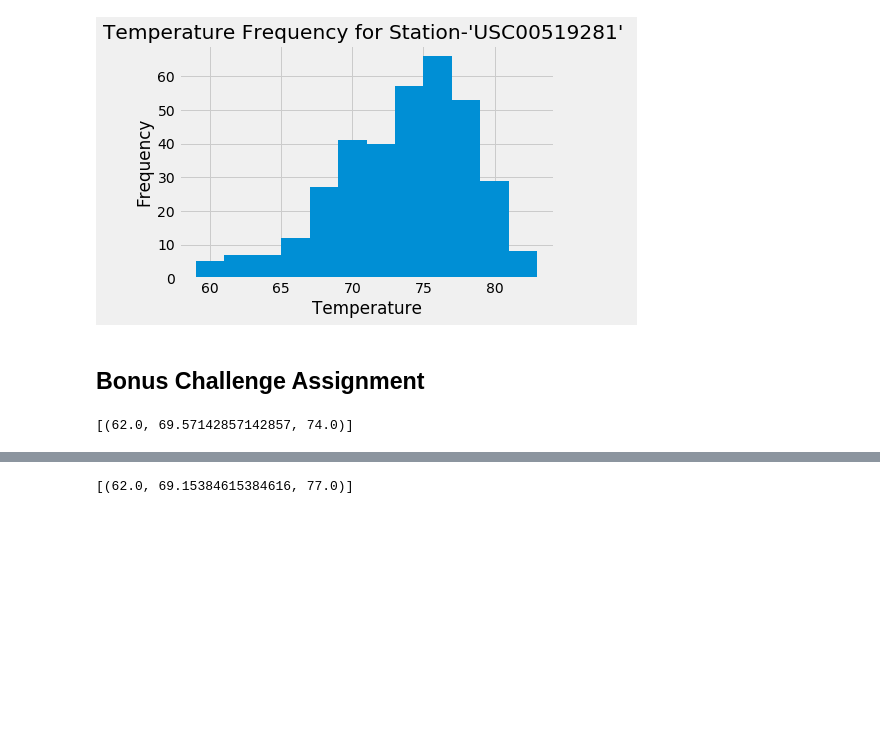
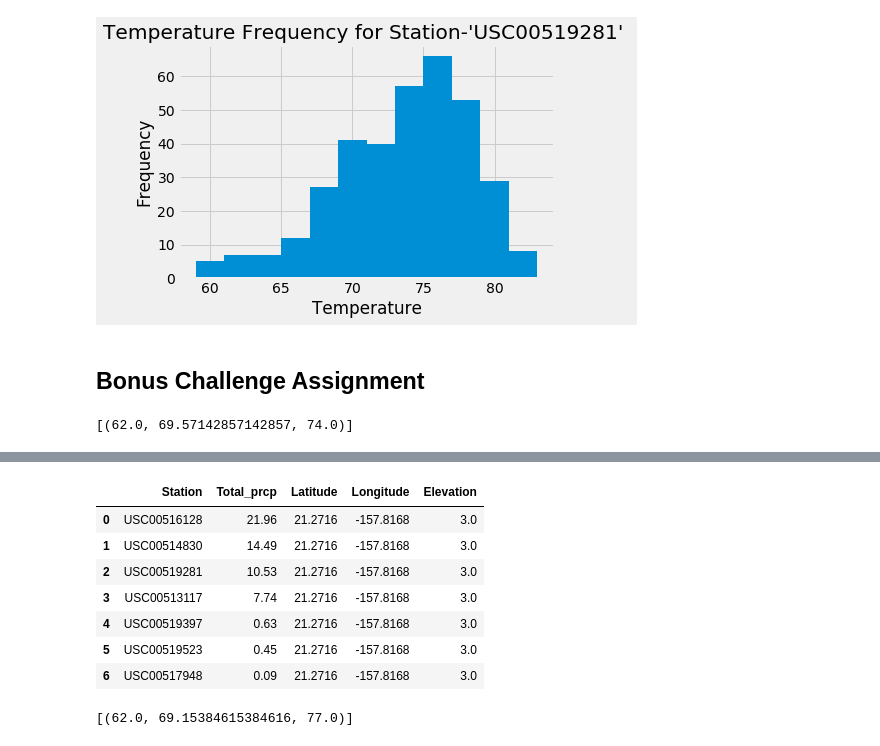
Before and after one commit to akshitap31/Hawaii-Weather-Analysis-withSQLAlchemy, a Jupyter notebook: climate_starter.ipynb, the cells around one changed output, grey strips where cells are left out. Cells and saved outputs as stored; diff of their text form; code cells hidden in the pictures; blank space fills up the shorter version.

```diff
--- a/climate_starter.ipynb
+++ b/climate_starter.ipynb
@@ -163,6 +174,20 @@ print(calc_temps('2012-02-28', '2012-03-05'))
 # %%
 # Calculate the total amount of rainfall per weather station for your trip dates using the previous year's matching dates.
+rainfall= session.query(Measurement.station, func.sum(Measurement.prcp), Station.latitude, Station.longitude, Station.elevation ).filter(Measurement.date >="2017-07-24").\
+filter(Measurement.date <="2017-08-01" ).group_by(Measurement.station).order_by(func.sum(Measurement.prcp).desc()).all()
+rainfall
 # Sort this in descending order by precipitation amount and list the station, name, latitude, longitude, and elevation
+df=pd.DataFrame(rainfall, columns=["Station", "Total_prcp", "Latitude", "Longitude", "Elevation"])
+df
+# %% [output]
+|  | Station | Total_prcp | Latitude | Longitude | Elevation |
+| 0 | USC00516128 | 21.96 | 21.2716 | -157.8168 | 3.0 |
+| 1 | USC00514830 | 14.49 | 21.2716 | -157.8168 | 3.0 |
+| 2 | USC00519281 | 10.53 | 21.2716 | -157.8168 | 3.0 |
+| 3 | USC00513117 | 7.74 | 21.2716 | -157.8168 | 3.0 |
+| 4 | USC00519397 | 0.63 | 21.2716 | -157.8168 | 3.0 |
+| 5 | USC00519523 | 0.45 | 21.2716 | -157.8168 | 3.0 |
+| 6 | USC00517948 | 0.09 | 21.2716 | -157.8168 | 3.0 |
 # %%
 # Create a query that will calculate the daily normals
 # (i.e. the averages for tmin, tmax, and tavg for all historic data matching a specific month and day)
```
Also changed, not shown: parts of 6 cells of this notebook.
